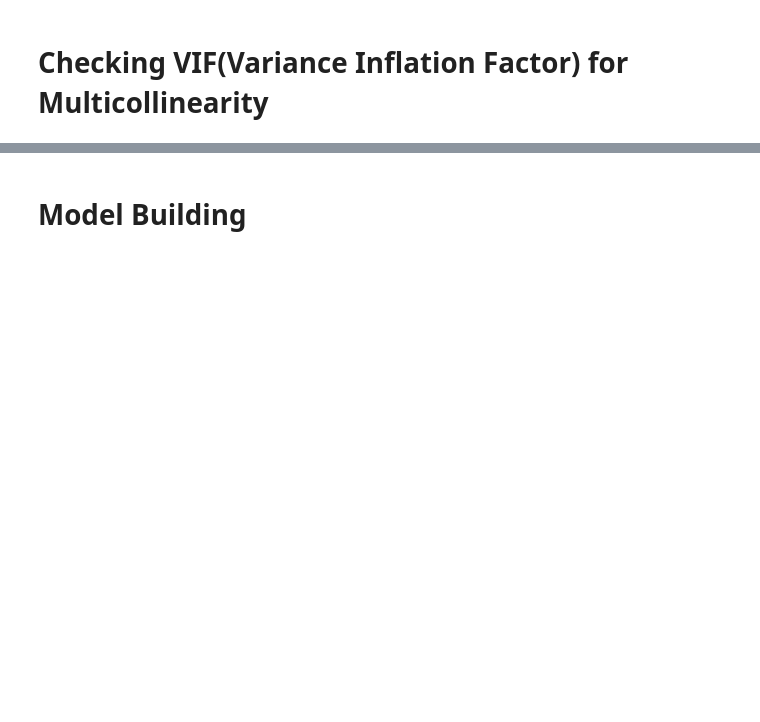
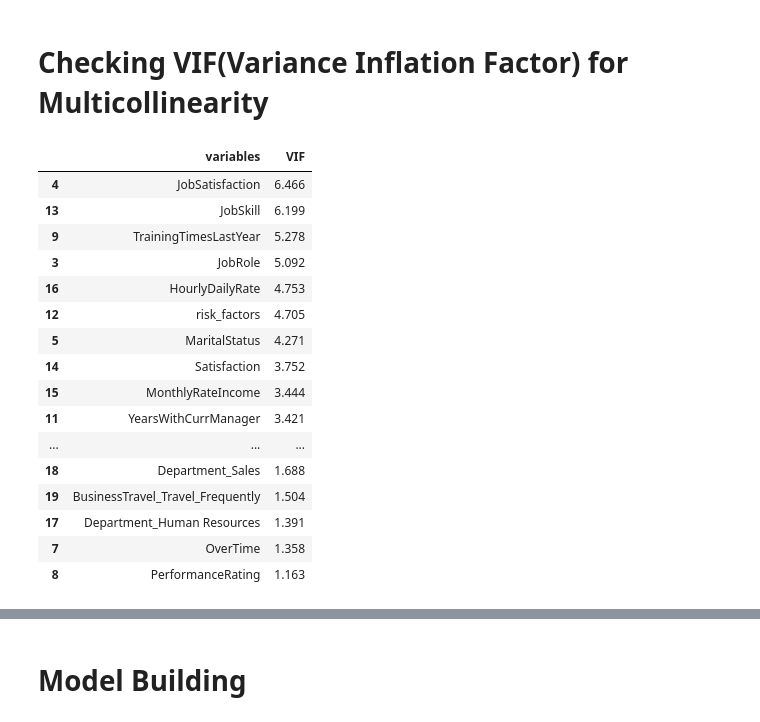
Before and after one commit to Harsh502s/PS-Attrition-Pred, a Jupyter notebook: Notebooks and Models/XGBosst Model.ipynb, the cells around one changed output, grey strips where cells are left out. Saved outputs shown, nothing was run; the diff lists cells and outputs as text; code cells hidden in the pictures; blank space fills up the shorter version.

```diff
--- a/Notebooks and Models/XGBosst Model.ipynb
+++ b/Notebooks and Models/XGBosst Model.ipynb
@@ -297,3 +298,23 @@ vif = calc_vif(train.drop(columns=["Attrition",'BusinessTravel_Non-Travel','Tota
+# %%
+vif.sort_values(by='VIF',ascending=False)
+# %% [output]
+|  | variables | VIF |
+| 4 | JobSatisfaction | 6.466 |
+| 13 | JobSkill | 6.199 |
+| 9 | TrainingTimesLastYear | 5.278 |
+| 3 | JobRole | 5.092 |
+| 16 | HourlyDailyRate | 4.753 |
+| 12 | risk_factors | 4.705 |
+| 5 | MaritalStatus | 4.271 |
+| 14 | Satisfaction | 3.752 |
+| 15 | MonthlyRateIncome | 3.444 |
+| 11 | YearsWithCurrManager | 3.421 |
+| ... | ... | ... |
+| 18 | Department_Sales | 1.688 |
+| 19 | BusinessTravel_Travel_Frequently | 1.504 |
+| 17 | Department_Human Resources | 1.391 |
+| 7 | OverTime | 1.358 |
+| 8 | PerformanceRating | 1.163 |
 # %%
 vif_features = list(vif['variables'].values)
 target = 'Attrition'
```
Also changed, not shown: parts of 10 cells of this notebook, 5 other files.
